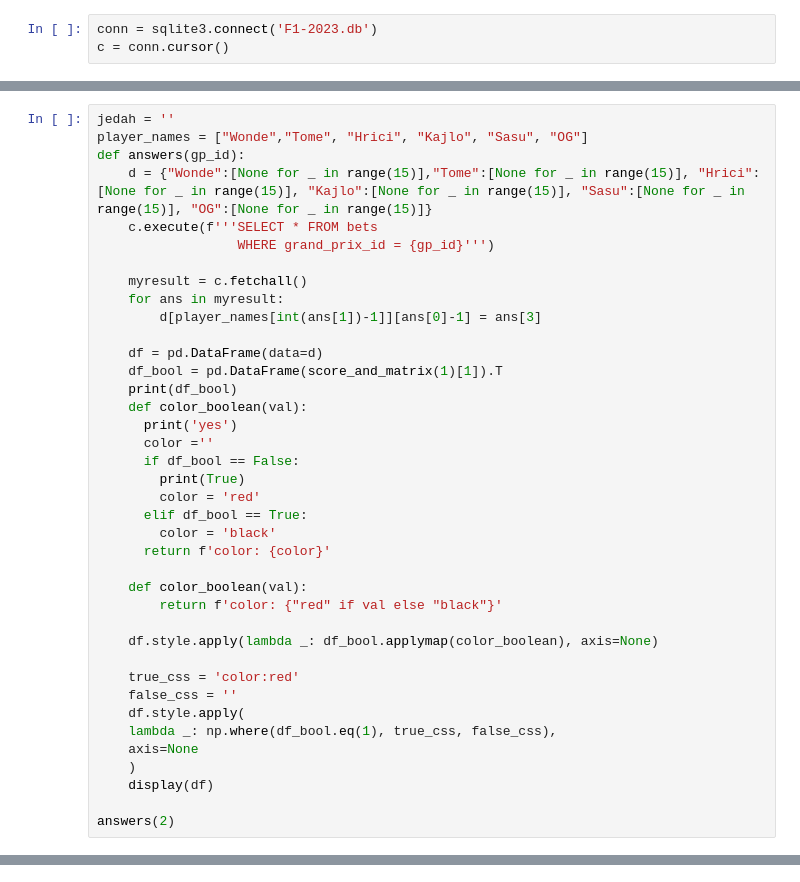
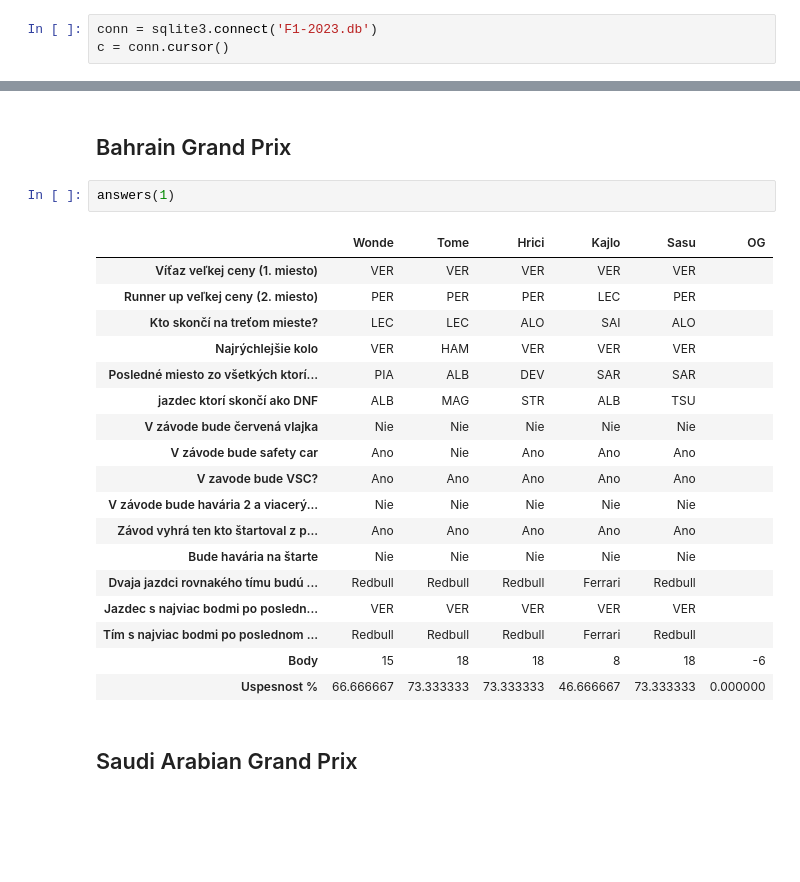
Before and after one commit to mibrix/F1_tipovacka, a Jupyter notebook: Statistics.ipynb, the cells around one changed output, grey strips where cells are left out. Saved outputs shown, nothing was run; the diff lists cells and outputs as text; blank space fills up the shorter version.

```diff
--- a/Statistics.ipynb
+++ b/Statistics.ipynb
@@ -58,39 +62,0 @@ print(score_and_matrix(1))
-# %%
-jedah = ''
-player_names = ["Wonde","Tome", "Hrici", "Kajlo", "Sasu", "OG"]
-def answers(gp_id):
-    d = {"Wonde":[None for _ in range(15)],"Tome":[None for _ in range(15)], "Hrici":[None for _ in range(15)], "Kajlo":[None for _ in range(15)], "Sasu":[None for _ in range(15)], "OG":[None for _ in range(15)]}
-    c.execute(f'''SELECT * FROM bets
-                  WHERE grand_prix_id = {gp_id}''')
-
-    myresult = c.fetchall()
-    for ans in myresult:
-        d[player_names[int(ans[1])-1]][ans[0]-1] = ans[3]
-
-    df = pd.DataFrame(data=d)
-    df_bool = pd.DataFrame(score_and_matrix(1)[1]).T
-    print(df_bool)
-    def color_boolean(val):
-      print('yes')
-      color =''
-      if df_bool == False:
-        print(True)
-        color = 'red'
-      elif df_bool == True:
-        color = 'black'
-      return f'color: {color}'
-
-    def color_boolean(val):
-        return f'color: {"red" if val else "black"}'
-
-    df.style.apply(lambda _: df_bool.applymap(color_boolean), axis=None)
-
-    true_css = 'color:red'
-    false_css = ''
-    df.style.apply(
-    lambda _: np.where(df_bool.eq(1), true_css, false_css),
-    axis=None
-    )
-    display(df)
-
-answers(2)
@@ -131,0 +158,25 @@ conn.close()
+# %% [markdown]
+## Bahrain Grand Prix
+# %%
+answers(1)
+# %% [output]
+|  | Wonde | Tome | Hrici | Kajlo | Sasu | OG |
+| Víťaz veľkej ceny (1. miesto) | VER | VER | VER | VER | VER |  |
+| Runner up veľkej ceny (2. miesto) | PER | PER | PER | LEC | PER |  |
+| Kto skončí na treťom mieste? | LEC | LEC | ALO | SAI | ALO |  |
+| Najrýchlejšie kolo | VER | HAM | VER | VER | VER |  |
+| Posledné miesto zo všetkých ktorí... | PIA | ALB | DEV | SAR | SAR |  |
+| jazdec ktorí skončí ako DNF | ALB | MAG | STR | ALB | TSU |  |
+| V závode bude červená vlajka | Nie | Nie | Nie | Nie | Nie |  |
+| V závode bude safety car | Ano | Nie | Ano | Ano | Ano |  |
+| V zavode bude VSC? | Ano | Ano | Ano | Ano | Ano |  |
+| V závode bude havária 2 a viacerý... | Nie | Nie | Nie | Nie | Nie |  |
+| Závod vyhrá ten kto štartoval z p... | Ano | Ano | Ano | Ano | Ano |  |
+| Bude havária na štarte | Nie | Nie | Nie | Nie | Nie |  |
+| Dvaja jazdci rovnakého tímu budú ... | Redbull | Redbull | Redbull | Ferrari | Redbull |  |
+| Jazdec s najviac bodmi po posledn... | VER | VER | VER | VER | VER |  |
+| Tím s najviac bodmi po poslednom ... | Redbull | Redbull | Redbull | Ferrari | Redbull |  |
+| Body | 15 | 18 | 18 | 8 | 18 | -6 |
+| Uspesnost % | 66.666667 | 73.333333 | 73.333333 | 46.666667 | 73.333333 | 0.000000 |
+# %% [markdown]
+## Saudi Arabian Grand Prix
```
Also changed, not shown: parts of 11 cells of this notebook, 1 other file.
